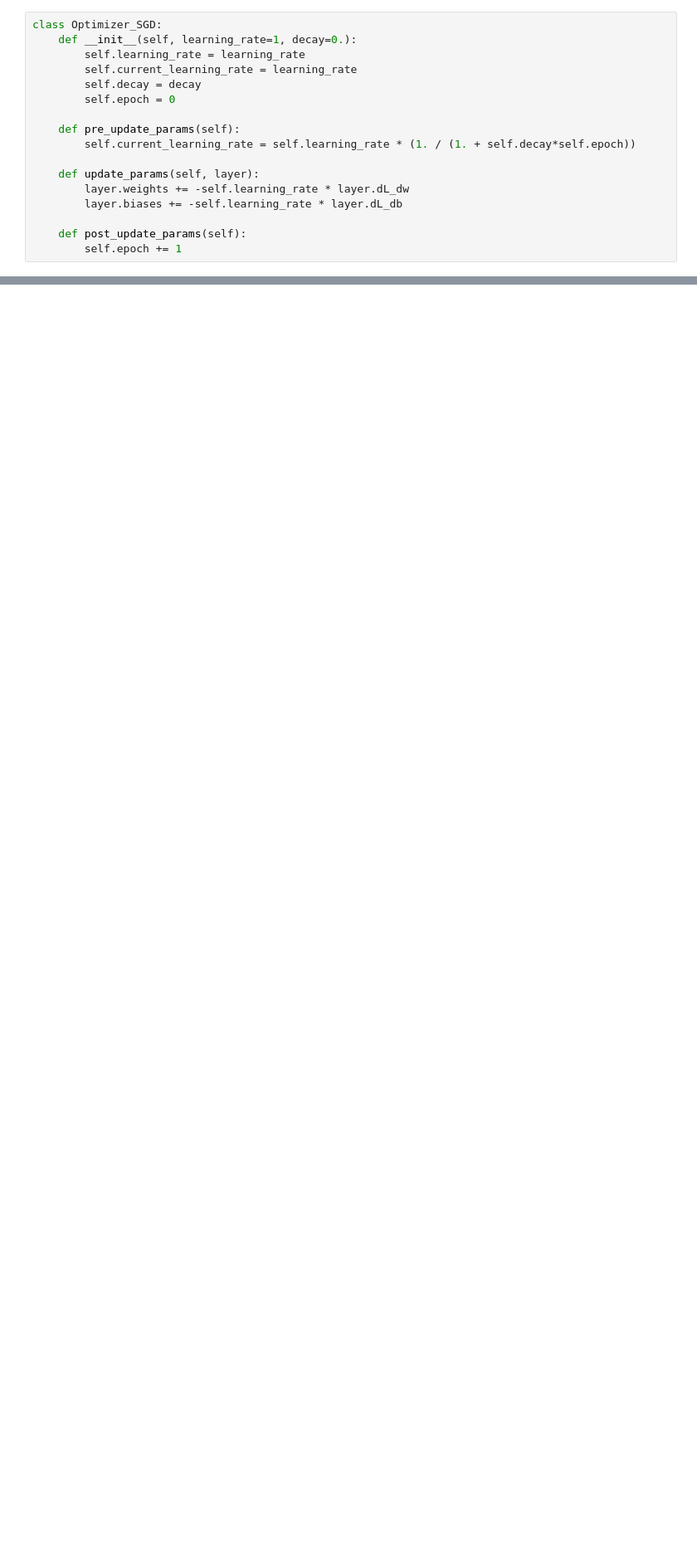
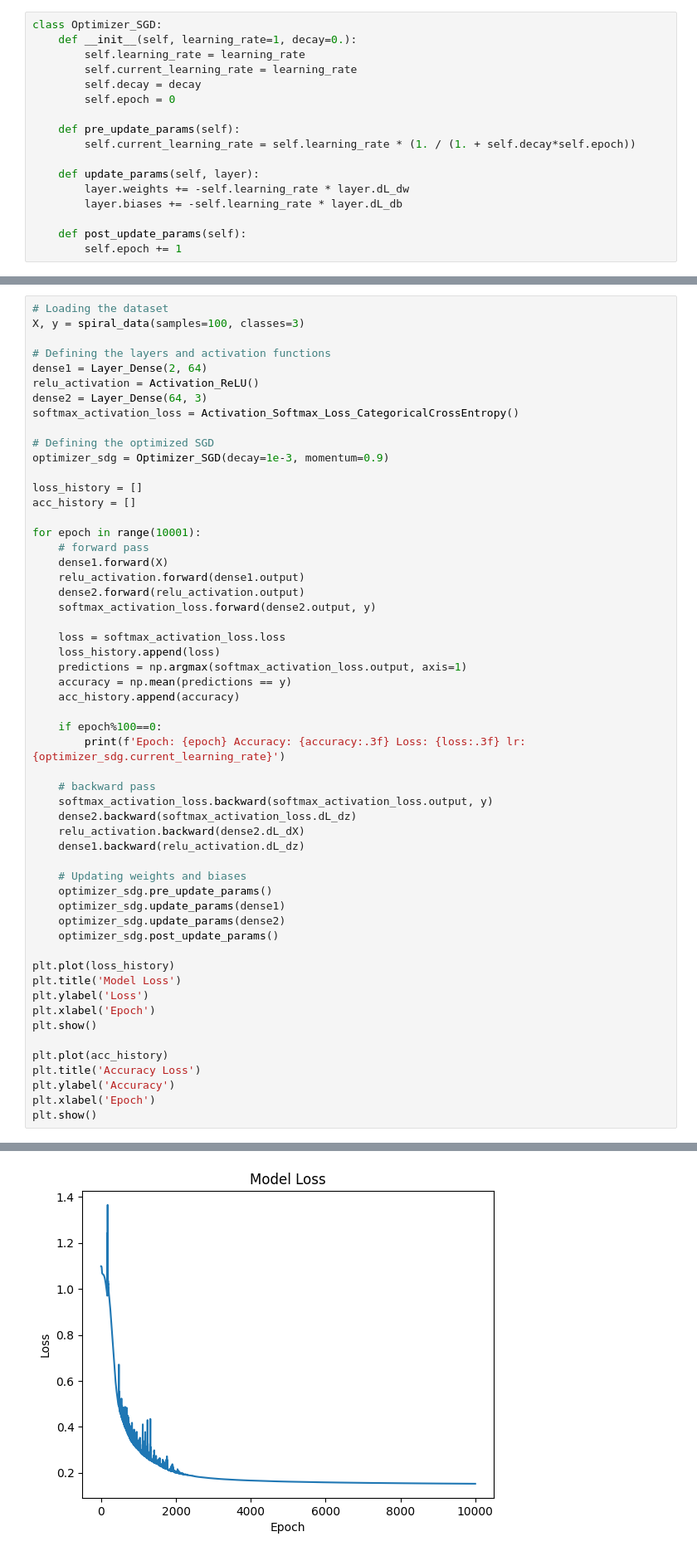
Before and after one commit to patilmanas04/Neural-Networks-from-Scratch, a Jupyter notebook: Backpropagation_and_coding_the_building_blocks_for_backpropagation.ipynb, the cells around one changed output, grey strips where cells are left out. Shown at 83% size. Saved outputs shown, nothing was run; the diff lists cells and outputs as text; blank space fills up the shorter version.

```diff
--- a/Backpropagation_and_coding_the_building_blocks_for_backpropagation.ipynb
+++ b/Backpropagation_and_coding_the_building_blocks_for_backpropagation.ipynb
@@ -419,0 +573,56 @@ Epoch: 10000 Accuracy: 0.842 Loss: 0.413 lr: 0.09091735612328393
+# %%
+# Loading the dataset
+X, y = spiral_data(samples=100, classes=3)
+
+# Defining the layers and activation functions
+dense1 = Layer_Dense(2, 64)
+relu_activation = Activation_ReLU()
+dense2 = Layer_Dense(64, 3)
+softmax_activation_loss = Activation_Softmax_Loss_CategoricalCrossEntropy()
+
+# Defining the optimized SGD
+optimizer_sdg = Optimizer_SGD(decay=1e-3, momentum=0.9)
+
+loss_history = []
+acc_history = []
+
+for epoch in range(10001):
+    # forward pass
+    dense1.forward(X)
+    relu_activation.forward(dense1.output)
+    dense2.forward(relu_activation.output)
+    softmax_activation_loss.forward(dense2.output, y)
+
+    loss = softmax_activation_loss.loss
+    loss_history.append(loss)
+    predictions = np.argmax(softmax_activation_loss.output, axis=1)
+    accuracy = np.mean(predictions == y)
+    acc_history.append(accuracy)
+
+    if epoch%100==0:
+        print(f'Epoch: {epoch} Accuracy: {accuracy:.3f} Loss: {loss:.3f} lr: {optimizer_sdg.current_learning_rate}')
+
+    # backward pass
+    softmax_activation_loss.backward(softmax_activation_loss.output, y)
+    dense2.backward(softmax_activation_loss.dL_dz)
+    relu_activation.backward(dense2.dL_dX)
+    dense1.backward(relu_activation.dL_dz)
+
+    # Updating weights and biases
+    optimizer_sdg.pre_update_params()
+    optimizer_sdg.update_params(dense1)
+    optimizer_sdg.update_params(dense2)
+    optimizer_sdg.post_update_params()
+
+plt.plot(loss_history)
+plt.title('Model Loss')
+plt.ylabel('Loss')
+plt.xlabel('Epoch')
+plt.show()
+
+plt.plot(acc_history)
+plt.title('Accuracy Loss')
+plt.ylabel('Accuracy')
+plt.xlabel('Epoch')
+plt.show()
+# %% [output]
@@ -419,0 +646 @@ Epoch: 10000 Accuracy: 0.842 Loss: 0.413 lr: 0.09091735612328393
+[figure, added]
```
Also changed, not shown: parts of 12 cells of this notebook, 1 other file.
